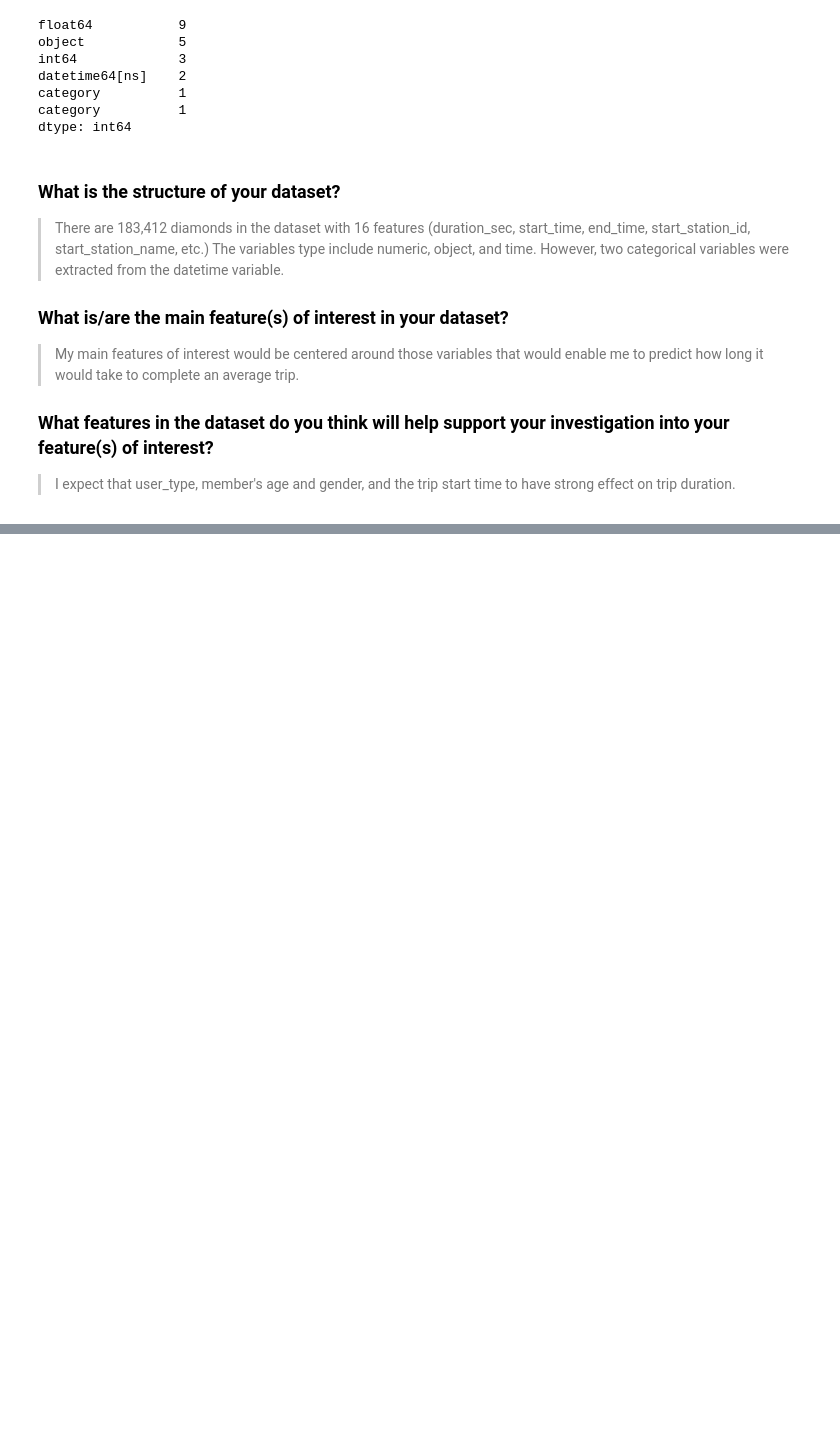
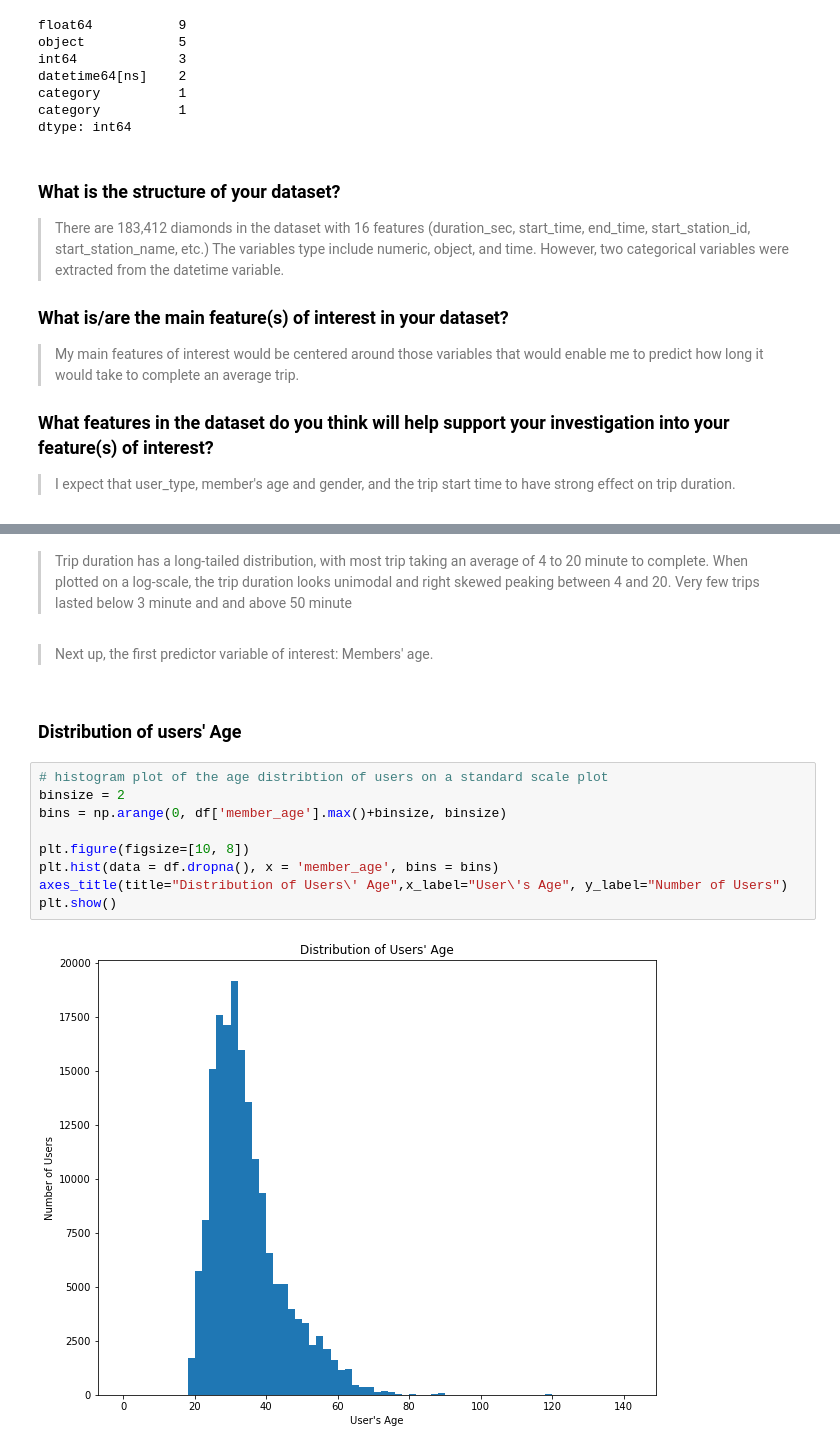
Before and after one commit to PatrickEmmanuel/Ford-Go-Bike-Data-Exploration-and-Analysis, a Jupyter notebook: Part_1-Ford-Go-Bike-System-Data-Exploration-and-Visualization.ipynb, the cells around one changed output, grey strips where cells are left out. Saved outputs shown, nothing was run; the diff lists cells and outputs as text; blank space fills up the shorter version.

```diff
--- a/Part_1-Ford-Go-Bike-System-Data-Exploration-and-Visualization.ipynb
+++ b/Part_1-Ford-Go-Bike-System-Data-Exploration-and-Visualization.ipynb
@@ -95,0 +139,17 @@ dtype: int64
+# %% [markdown]
+> Trip duration has a long-tailed distribution, with most trip taking an average of 4 to 20 minute to complete. When plotted on a log-scale, the trip duration looks unimodal and right skewed peaking between 4 and 20. Very few trips lasted below 3 minute and and above 50 minute
+# %% [markdown]
+> Next up, the first predictor variable of interest: Members' age.
+# %% [markdown]
+### Distribution of users' Age
+# %%
+# histogram plot of the age distribtion of users on a standard scale plot
+binsize = 2
+bins = np.arange(0, df['member_age'].max()+binsize, binsize)
+
+plt.figure(figsize=[10, 8])
+plt.hist(data = df.dropna(), x = 'member_age', bins = bins)
+axes_title(title="Distribution of Users\' Age",x_label="User\'s Age", y_label="Number of Users")
+plt.show()
+# %% [output]
+[figure, added]
```
Also changed, not shown: parts of 19 cells of this notebook.
